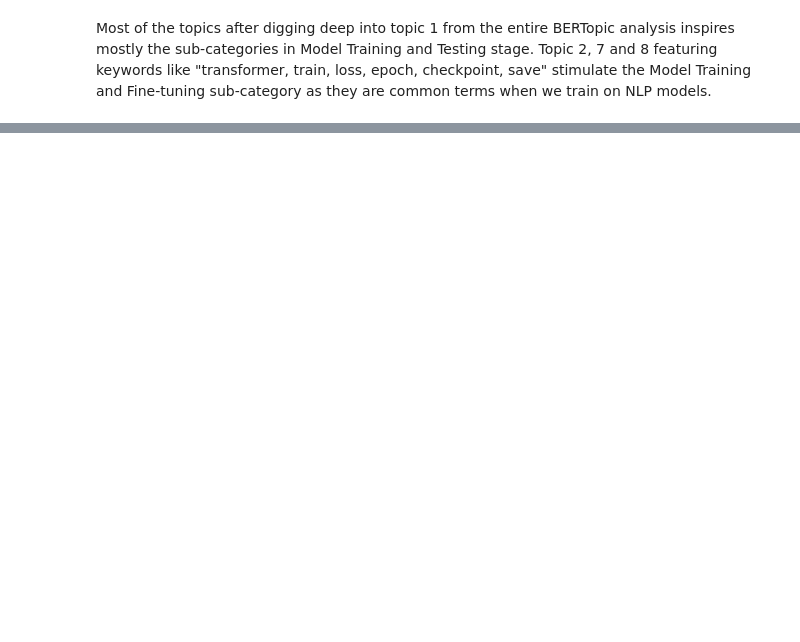
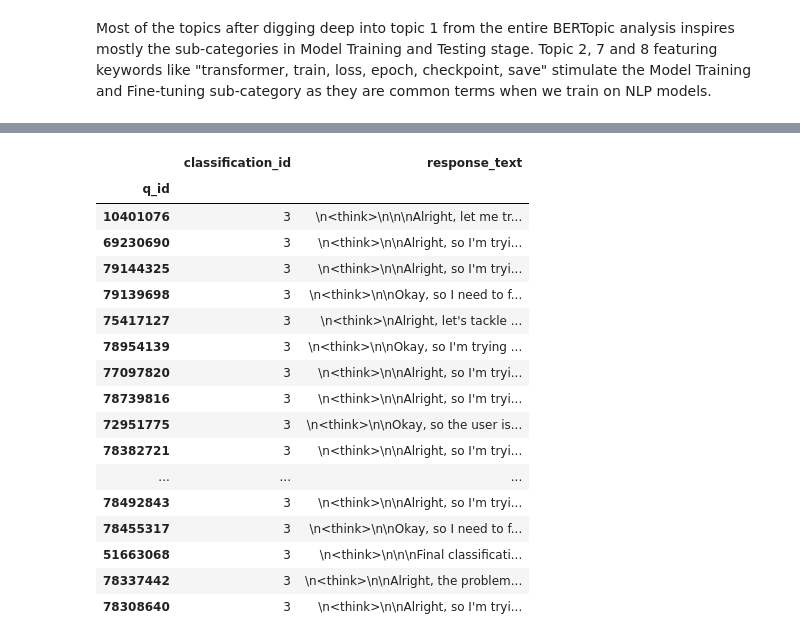
Before and after one commit to GuGu97/NLP_A2_2025, a Jupyter notebook: main.ipynb, the cells around one changed output, grey strips where cells are left out. Cells and saved outputs as stored; diff of their text form; code cells hidden in the pictures; blank space fills up the shorter version.

```diff
--- a/main.ipynb
+++ b/main.ipynb
@@ -251,0 +461,21 @@ Most of the topics after digging deep into topic 1 from the entire BERTopic anal
+# %%
+classified_df[classified_df["classification_id"] == 3].head(20)
+# %% [output]
+|  | classification_id | response_text |
+| q_id |  |  |
+| 10401076 | 3 | \n<think>\n\n\nAlright, let me tr... |
+| 69230690 | 3 | \n<think>\n\nAlright, so I'm tryi... |
+| 79144325 | 3 | \n<think>\n\nAlright, so I'm tryi... |
+| 79139698 | 3 | \n<think>\n\nOkay, so I need to f... |
+| 75417127 | 3 | \n<think>\nAlright, let's tackle ... |
+| 78954139 | 3 | \n<think>\n\nOkay, so I'm trying ... |
+| 77097820 | 3 | \n<think>\n\nAlright, so I'm tryi... |
+| 78739816 | 3 | \n<think>\n\nAlright, so I'm tryi... |
+| 72951775 | 3 | \n<think>\n\nOkay, so the user is... |
+| 78382721 | 3 | \n<think>\n\nAlright, so I'm tryi... |
+| ... | ... | ... |
+| 78492843 | 3 | \n<think>\n\nAlright, so I'm tryi... |
+| 78455317 | 3 | \n<think>\n\nOkay, so I need to f... |
+| 51663068 | 3 | \n<think>\n\n\nFinal classificati... |
+| 78337442 | 3 | \n<think>\n\nAlright, the problem... |
+| 78308640 | 3 | \n<think>\n\nAlright, so I'm tryi... |
```
Also changed, not shown: parts of 20 cells of this notebook, 20 other files.
